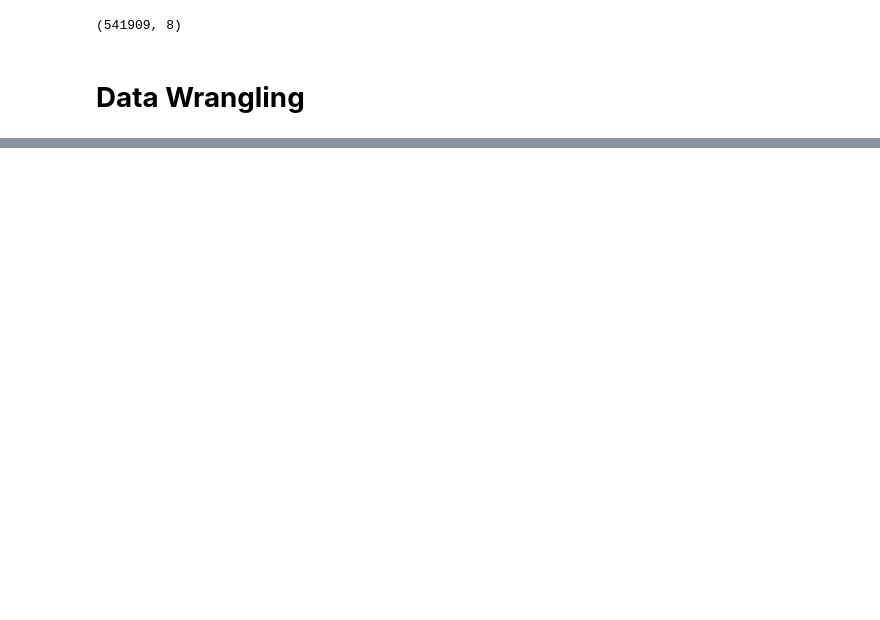
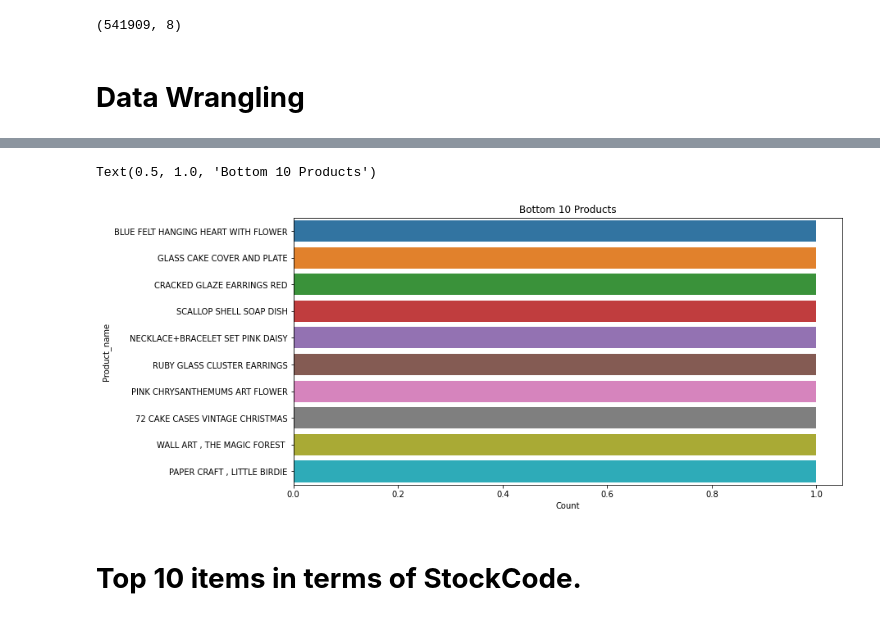
Before and after one commit to vimal9910/Fourth_capstone_project_Customer_Segmentation, a Jupyter notebook: Online_Retail_Customer_Segmentation_Capstone_Projec.ipynb, the cells around one changed output, grey strips where cells are left out. Drawn from its saved outputs; the diff is of its cells as text; code cells hidden in the pictures; blank space fills up the shorter version.

```diff
--- a/Online_Retail_Customer_Segmentation_Capstone_Projec.ipynb
+++ b/Online_Retail_Customer_Segmentation_Capstone_Projec.ipynb
@@ -64,0 +276,3 @@ retail_df.shape
+# %%
+bottom_10_product=retail_df['Description'].value_counts().reset_index().rename(columns={'index':'Product_name','Description':'Count'}).tail(10)
+bottom_10_product
@@ -64,0 +291,10 @@ retail_df.shape
+# %%
+# Bottom 10 product in terms of description
+plt.figure(figsize=(12,6))
+sns.barplot(x=bottom_10_product['Count'],y=bottom_10_product['Product_name'])
+plt.title('Bottom 10 Products')
+# %% [output]
+Text(0.5, 1.0, 'Bottom 10 Products')
+[figure, added]
+# %% [markdown]
+# **Top 10 items in terms of StockCode.**
```
Also changed, not shown: parts of 35 cells of this notebook.
